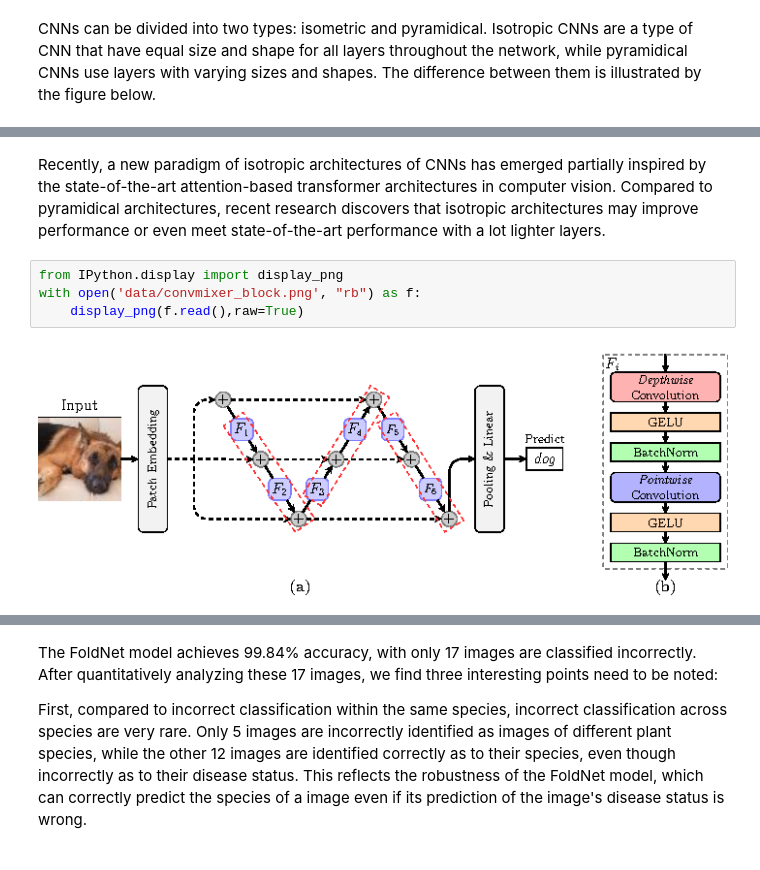
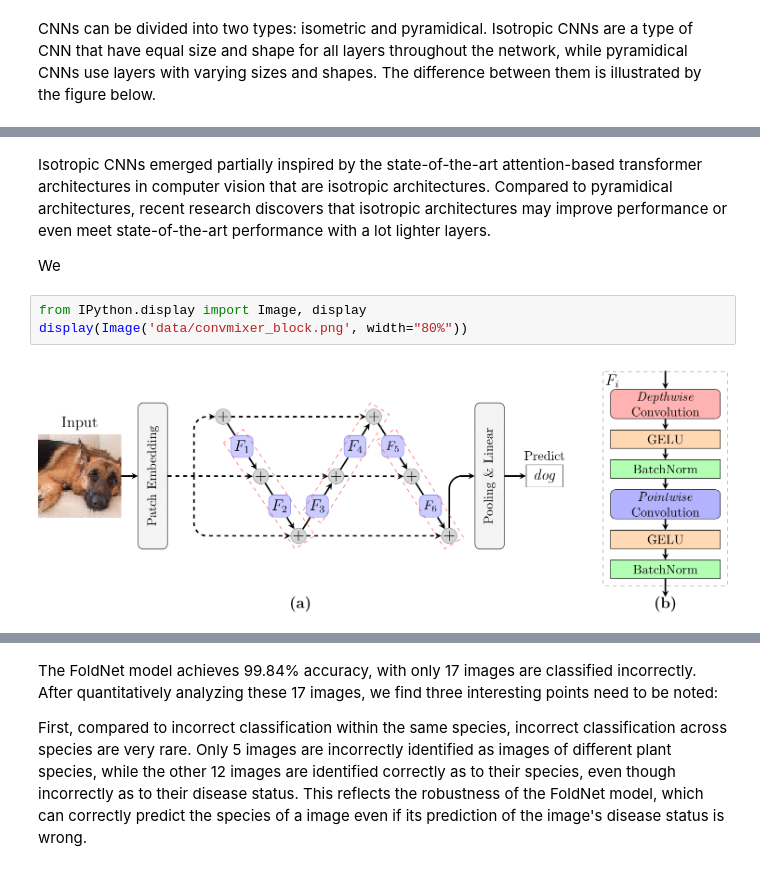
Before and after one commit to keepsimpler/smartfarming, a Jupyter notebook: docs/disease/classification-on-plantvillage-2.ipynb, the cells around one changed output, grey strips where cells are left out. Drawn from its saved outputs; the diff is of its cells as text.

```diff
--- a/docs/disease/classification-on-plantvillage-2.ipynb
+++ b/docs/disease/classification-on-plantvillage-2.ipynb
@@ -94,13 +95,15 @@ plt.show()
 # %% [output]
 [figure]
 # %% [markdown]
-Recently, a new paradigm of isotropic architectures of CNNs has emerged partially inspired by the state-of-the-art attention-based transformer architectures in computer vision. Compared to pyramidical architectures, recent research discovers that isotropic architectures may improve performance or even meet state-of-the-art performance with a lot lighter layers.
+Isotropic CNNs emerged partially inspired by the state-of-the-art attention-based transformer architectures in computer vision that are isotropic architectures.
+Compared to pyramidical architectures, recent research discovers that isotropic architectures may improve performance or even meet state-of-the-art performance with a lot lighter layers.
+
+We
 # %%
-from IPython.display import display_png
-with open('data/convmixer_block.png', "rb") as f:
-    display_png(f.read(),raw=True)
+from IPython.display import Image, display
+display(Image('data/convmixer_block.png', width="80%"))
 # %% [output]
-[figure, old version]
+[figure, new version]
 # %% [markdown]
 ## Hierarchical Confusion Matrix of PlantVillage
 
```
Also changed, not shown: parts of 3 cells of this notebook, 2 other files.
